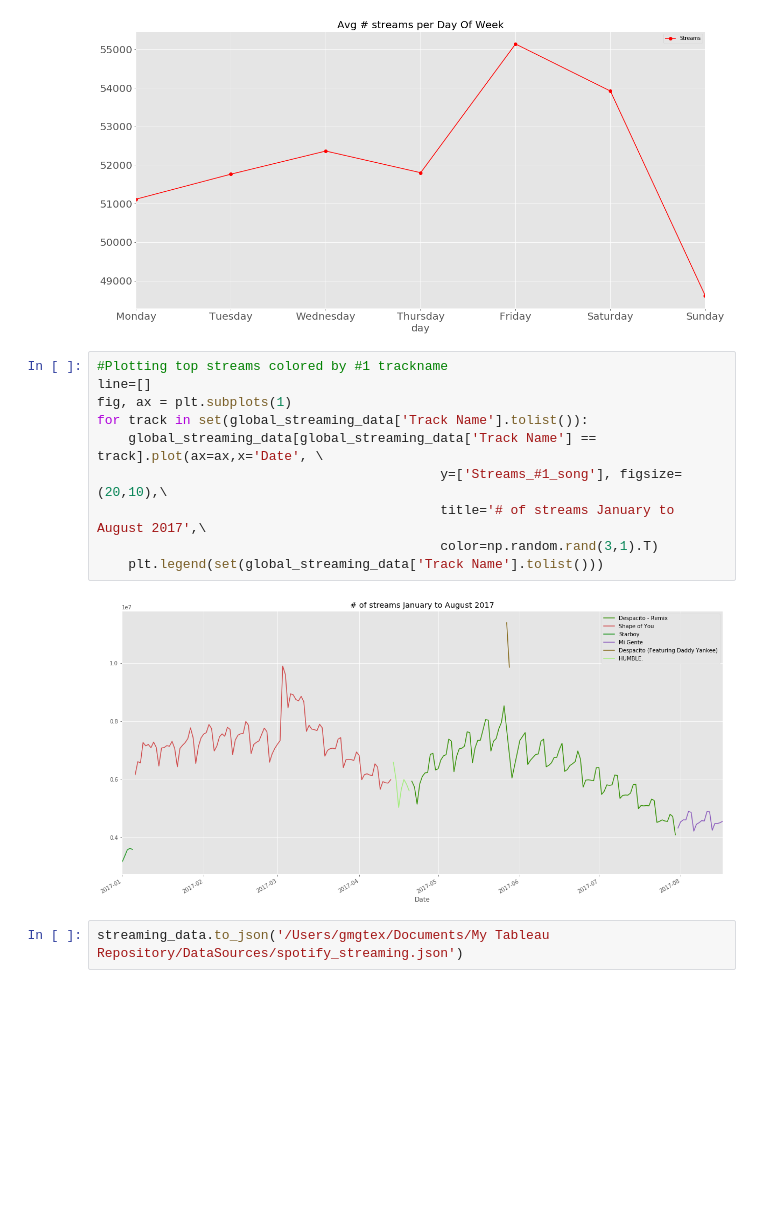
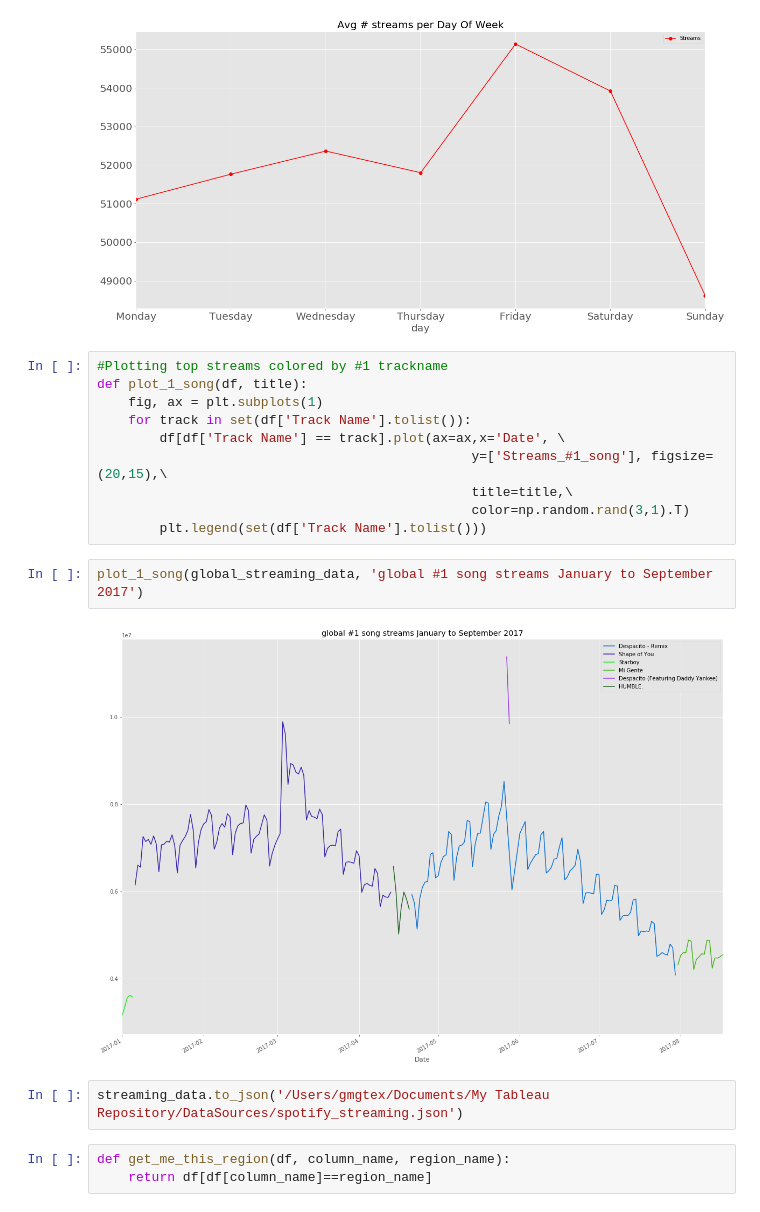
Before and after one commit to maxgrossenbacher/Forecasting_daily_spotify_streams, a Jupyter notebook: src/Spotify_Time_Series.ipynb, the cells around one changed output. Drawn from its saved outputs; the diff is of its cells as text; blank space fills up the shorter version.

```diff
--- a/src/Spotify_Time_Series.ipynb
+++ b/src/Spotify_Time_Series.ipynb
@@ -250,15 +250,20 @@ dow
 [figure]
 # %%
 #Plotting top streams colored by #1 trackname
-line=[]
-fig, ax = plt.subplots(1)
-for track in set(global_streaming_data['Track Name'].tolist()):
-    global_streaming_data[global_streaming_data['Track Name'] == track].plot(ax=ax,x='Date', \
-                                            y=['Streams_#1_song'], figsize=(20,10),\
-                                            title='# of streams January to August 2017',\
-                                            color=np.random.rand(3,1).T)
-    plt.legend(set(global_streaming_data['Track Name'].tolist()))
+def plot_1_song(df, title):
+    fig, ax = plt.subplots(1)
+    for track in set(df['Track Name'].tolist()):
+        df[df['Track Name'] == track].plot(ax=ax,x='Date', \
+                                                y=['Streams_#1_song'], figsize=(20,15),\
+                                                title=title,\
+                                                color=np.random.rand(3,1).T)
+        plt.legend(set(df['Track Name'].tolist()))
-# %% [output]
-[figure, removed]
+# %%
+plot_1_song(global_streaming_data, 'global #1 song streams January to September 2017')
+# %% [output]
+[figure, added]
 # %%
 streaming_data.to_json('/Users/gmgtex/Documents/My Tableau Repository/DataSources/spotify_streaming.json')
+# %%
+def get_me_this_region(df, column_name, region_name):
+    return df[df[column_name]==region_name]
```
Also changed, not shown: parts of 2 cells of this notebook.
